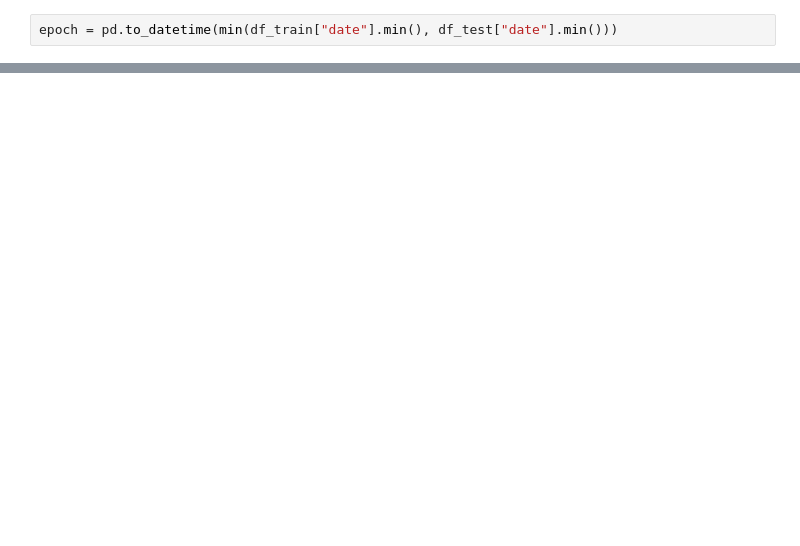
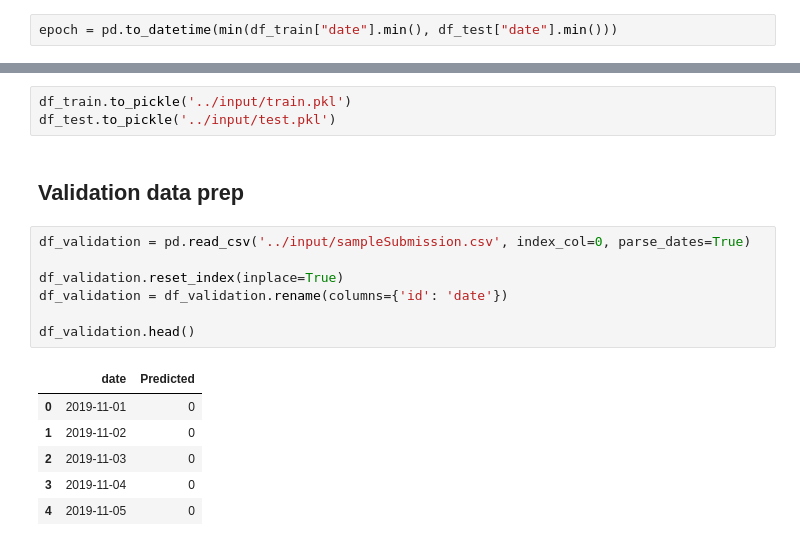
Before and after one commit to Casper-Smet/Distributed-Processing, a Jupyter notebook: Assignment_2/Flickbike Dataprep.ipynb, the cells around one changed output, grey strips where cells are left out. Cells and saved outputs as stored; diff of their text form; blank space fills up the shorter version.

Commit message:
Cleaned validation set plus everything to pickle

```diff
--- a/Assignment_2/Flickbike Dataprep.ipynb
+++ b/Assignment_2/Flickbike Dataprep.ipynb
@@ -69,0 +141,19 @@ df_test.head()
+# %%
+df_train.to_pickle('../input/train.pkl')
+df_test.to_pickle('../input/test.pkl')
+# %% [markdown]
+## Validation data prep
+# %%
+df_validation = pd.read_csv('../input/sampleSubmission.csv', index_col=0, parse_dates=True)
+
+df_validation.reset_index(inplace=True)
+df_validation = df_validation.rename(columns={'id': 'date'})
+
+df_validation.head()
+# %% [output]
+|  | date | Predicted |
+| 0 | 2019-11-01 | 0 |
+| 1 | 2019-11-02 | 0 |
+| 2 | 2019-11-03 | 0 |
+| 3 | 2019-11-04 | 0 |
+| 4 | 2019-11-05 | 0 |
```
Also changed, not shown: parts of 11 cells of this notebook.
